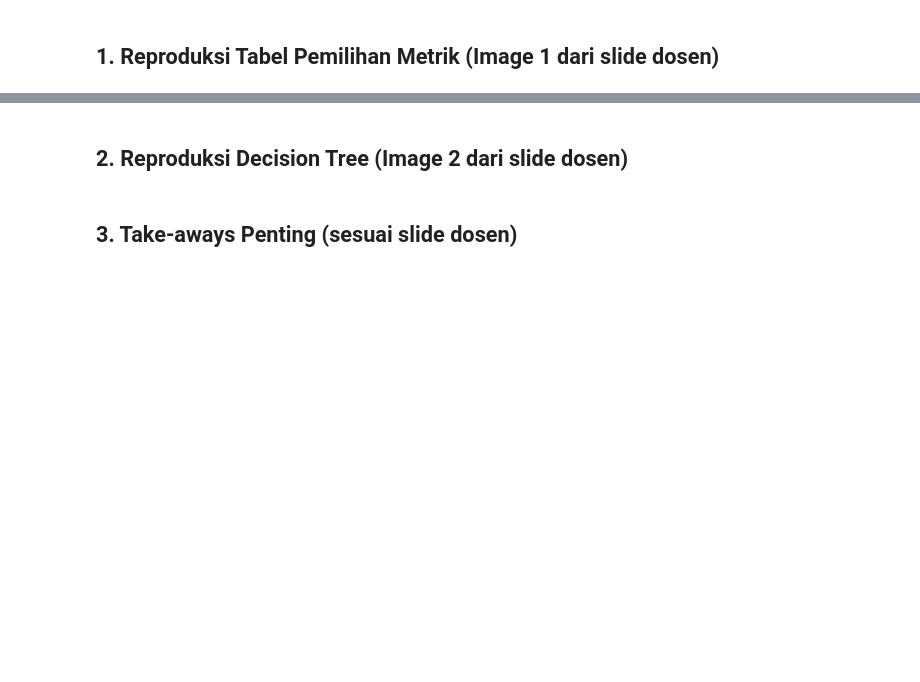
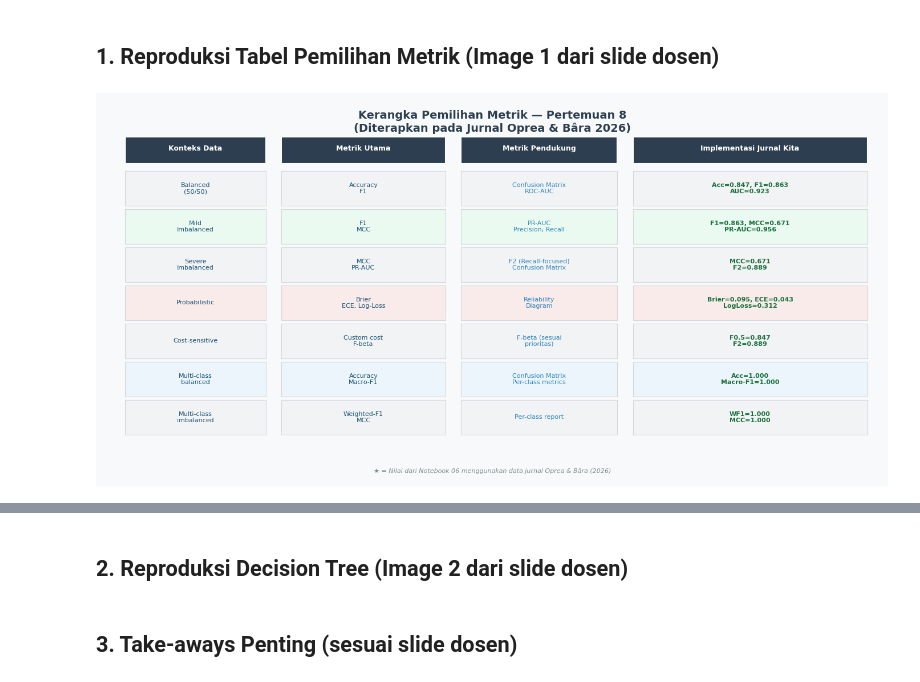
Before and after one commit to PVegananda/llm-quantization-benchmark, a Jupyter notebook: notebooks/07_decision_framework_presentasi.ipynb, the cells around one changed output, grey strips where cells are left out. Saved outputs shown, nothing was run; the diff lists cells and outputs as text; code cells hidden in the pictures; blank space fills up the shorter version.

```diff
--- a/notebooks/07_decision_framework_presentasi.ipynb
+++ b/notebooks/07_decision_framework_presentasi.ipynb
@@ -34,8 +34,7 @@ ax.axis('off')
 fig.patch.set_facecolor('#F8F9FA')
 
 title = ax.text(0.5, 0.97,
-    'Kerangka Pemilihan Metrik — Pertemuan 8
-'
+    'Kerangka Pemilihan Metrik — Pertemuan 8\n'
     '(Diterapkan pada Jurnal Oprea & Bâra 2026)',
     transform=ax.transAxes, ha='center', va='top',
     fontsize=14, fontweight='bold', color='#2C3E50')
@@ -58,94 +57,71 @@ for hdr, cx, cw in zip(headers, col_x, col_w):
 
 # Baris data
 rows = [
-    ('Balanced
-(50/50)',
-     'Accuracy
-F1',
-     'Confusion Matrix
-ROC-AUC',
-     'Acc=0.847, F1=0.863
-AUC=0.923',
+    ('Balanced\n(50/50)',
+     'Accuracy\nF1',
+     'Confusion Matrix\nROC-AUC',
+     'Acc=0.847, F1=0.863\nAUC=0.923',
      '#EBF5FB'),
-    ('Mild
-Imbalanced',
-     'F1
-MCC',
-     'PR-AUC
-Precision, Recall',
-     'F1=0.863, MCC=0.671
-PR-AUC=0.956',
+    ('Mild\nImbalanced',
+     'F1\nMCC',
+     'PR-AUC\nPrecision, Recall',
+     'F1=0.863, MCC=0.671\nPR-AUC=0.956',
      '#EAFAF1'),
-    ('Severe
-Imbalanced',
-     'MCC
-PR-AUC',
-     'F2 (Recall-focused)
-Confusion Matrix',
-     'MCC=0.671
-F2=0.889',
+    ('Severe\nImbalanced',
+     'MCC\nPR-AUC',
+     'F2 (Recall-focused)\nConfusion Matrix',
+     'MCC=0.671\nF2=0.889',
      '#FEF9E7'),
     ('Probabilistic',
-     'Brier
-ECE, Log-Loss',
-     'Reliability
-Diagram',
-     'Brier=0.095, ECE=0.043
-LogLoss=0.312',
+     'Brier\nECE, Log-Loss',
+     'Reliability\nDiagram',
+     'Brier=0.095, ECE=0.043\nLogLoss=0.312',
      '#F9EBEA'),
     ('Cost-sensitive',
-     'Custom cost
-F-beta',
-     'F-beta (sesuai
-prioritas)',
-     'F0.5=0.847
-F2=0.889',
+     'Custom cost\nF-beta',
+     'F-beta (sesuai\nprioritas)',
+     'F0.5=0.847\nF2=0.889',
      '#F5EEF8'),
-    ('Multi-class
-balanced',
-     'Accuracy
-Macro-F1',
-     'Confusion Matrix
-Per-class metrics',
-     'Acc=1.000
-Macro-F1=1.000',
+    ('Multi-class\nbalanced',
+     'Accuracy\nMacro-F1',
+     'Confusion Matrix\nPer-class metrics',
+     'Acc=1.000\nMacro-F1=1.000',
      '#EBF5FB'),
-    ('Multi-class
-imbalanced',
-     'Weighted-F1
-MCC',
+    ('Multi-class\nimbalanced',
+     'Weighted-F1\nMCC',
      'Per-class report',
-     'WF1=1.000
-MCC=1.000',
+     'WF1=1.000\nMCC=1.000',
      '#EAFAF1'),
 ]
 
 row_h = 0.10
 start_y = header_y - 0.06
 
 for i, (ctx, main, supp, impl, bg_color) in enumerate(rows):
     y = start_y - i * row_h
     bg = '#F2F3F4' if i % 2 == 0 else bg_color
     for cx, cw in zip(col_x, col_w):
         rect = plt.Rectangle((cx, y-row_h+0.01), cw-0.01, row_h-0.01,
                               transform=ax.transAxes, facecolor=bg,
                               edgecolor='#D5D8DC', lw=0.8)
         ax.add_patch(rect)
 
     texts = [ctx, main, supp, impl]
     col_colors = ['#1A5276','#1A5276','#2E86C1','#196F3D']
     for txt, cx, cw, clr in zip(texts, col_x, col_w, col_colors):
         ax.text(cx+cw/2-0.005, y-row_h/2+0.005, txt,
                 transform=ax.transAxes, ha='center', va='center',
                 fontsize=8, color=clr, fontweight='bold' if clr=='#196F3D' else 'normal')
 
 # Footnote
 ax.text(0.5, 0.02,
     '★ = Nilai dari Notebook 06 menggunakan data jurnal Oprea & Bâra (2026)',
     transform=ax.transAxes, ha='center', fontsize=8,
     color='#7F8C8D', style='italic')
-
+row_h = 0.10
 plt.tight_layout()
 plt.savefig(FIGURES/'tabel_pemilihan_metrik_dosen.png', dpi=150, bbox_inches='tight')
 plt.show()
 print("✅ Tabel pemilihan metrik disimpan")
+# %% [output]
+[figure, added]
```
Also changed, not shown: parts of 3 cells of this notebook, 28 other files.
